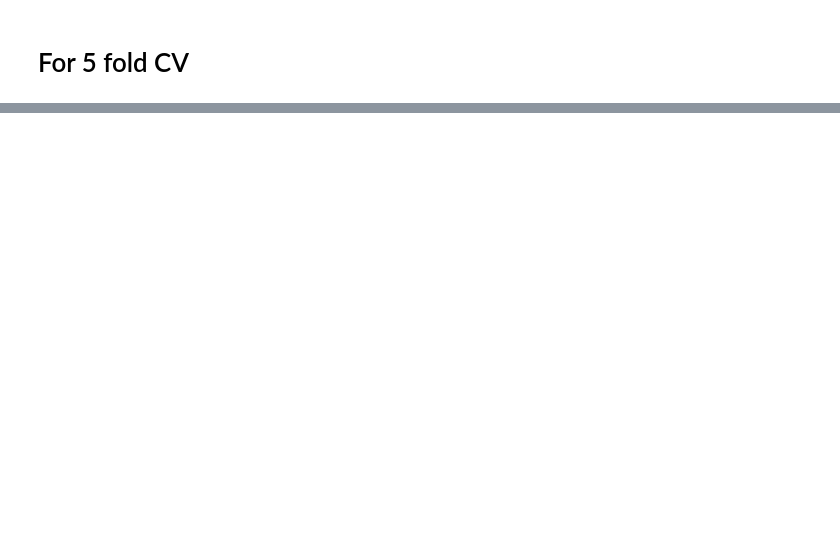
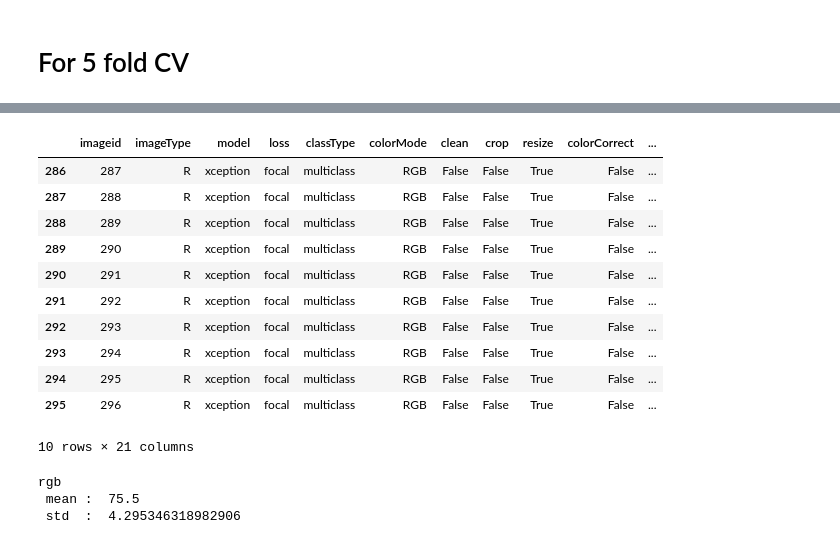
Before and after one commit to bluesaiyancodes/Allergic-Rhinitis, a Jupyter notebook: Testing.ipynb, the cells around one changed output, grey strips where cells are left out. Cells and saved outputs as stored; diff of their text form; code cells hidden in the pictures; blank space fills up the shorter version.

```diff
--- a/Testing.ipynb
+++ b/Testing.ipynb
@@ -144,0 +149,22 @@ a.get("ball")
+# %%
+rgb_df = dataF.iloc[286:286+10]
+rgb_df
+# %% [output]
+|  | imageid | imageType | model | loss | classType | colorMode | clean | crop | resize | colorCorrect | ... |
+| 286 | 287 | R | xception | focal | multiclass | RGB | False | False | True | False | ... |
+| 287 | 288 | R | xception | focal | multiclass | RGB | False | False | True | False | ... |
+| 288 | 289 | R | xception | focal | multiclass | RGB | False | False | True | False | ... |
+| 289 | 290 | R | xception | focal | multiclass | RGB | False | False | True | False | ... |
+| 290 | 291 | R | xception | focal | multiclass | RGB | False | False | True | False | ... |
+| 291 | 292 | R | xception | focal | multiclass | RGB | False | False | True | False | ... |
+| 292 | 293 | R | xception | focal | multiclass | RGB | False | False | True | False | ... |
+| 293 | 294 | R | xception | focal | multiclass | RGB | False | False | True | False | ... |
+| 294 | 295 | R | xception | focal | multiclass | RGB | False | False | True | False | ... |
+| 295 | 296 | R | xception | focal | multiclass | RGB | False | False | True | False | ... |
+10 rows × 21 columns
+# %%
+print('rgb \n mean : ', np.mean(rgb_df.iloc[:, -1]), '\n std  : ',np.std(rgb_df.iloc[:, -1]))
+# %% [output]
+rgb
+ mean :  75.5
+ std  :  4.295346318982906
```
Also changed, not shown: parts of 22 cells of this notebook, 52 other files.
